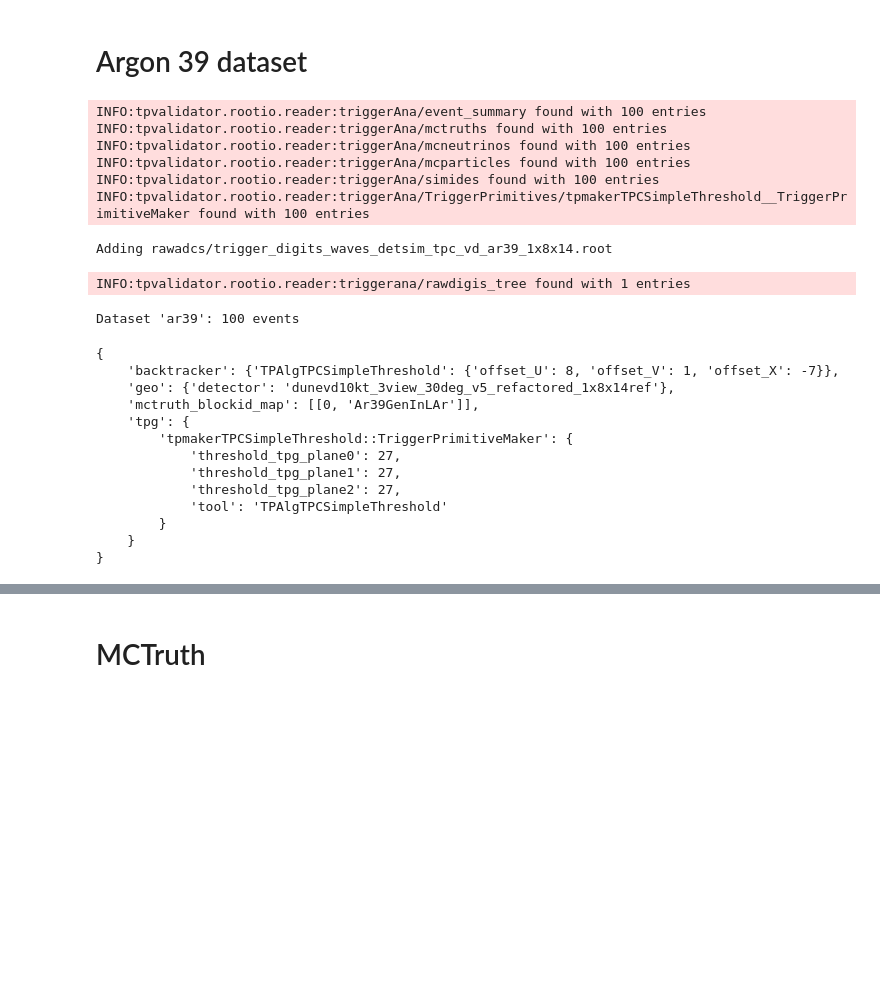
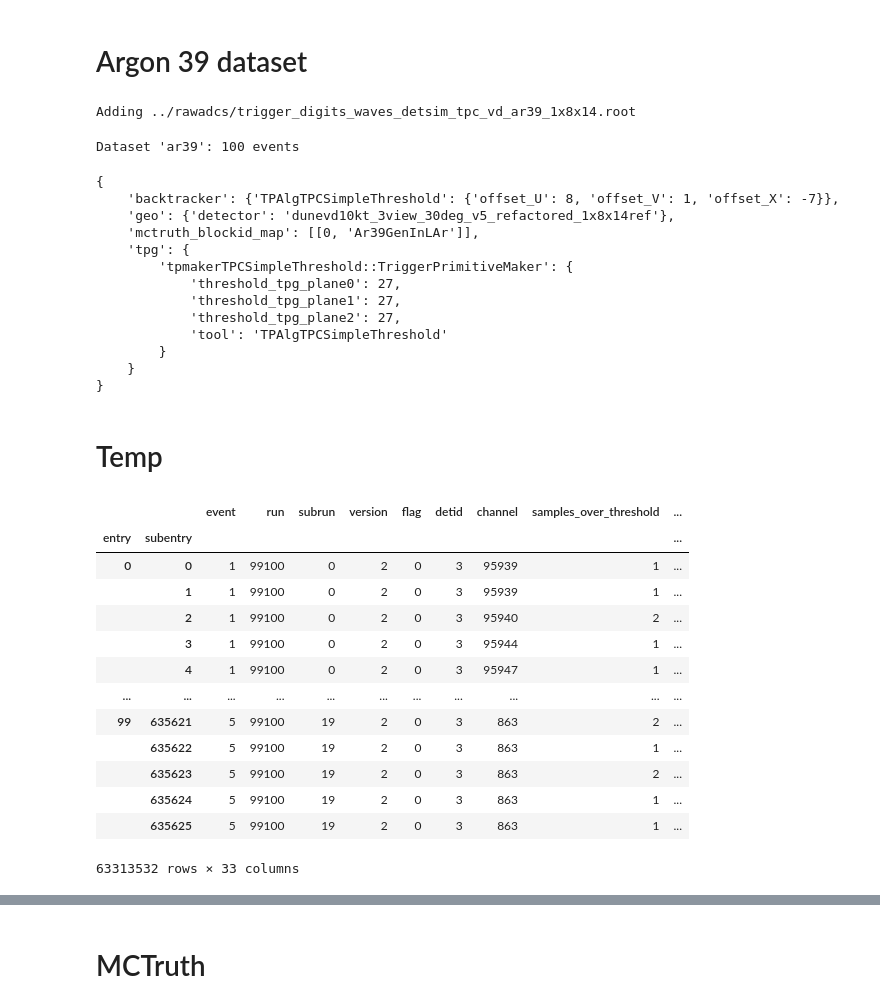
Before and after one commit to alessandrothea/tpvalidator, a Jupyter notebook: notebooks/devel/DetsimDebug_1x8x14.ipynb, the cells around one changed output, grey strips where cells are left out. Drawn from its saved outputs; the diff is of its cells as text; code cells hidden in the pictures; blank space fills up the shorter version.

```diff
--- a/notebooks/devel/DetsimDebug_1x8x14.ipynb
+++ b/notebooks/devel/DetsimDebug_1x8x14.ipynb
@@ -21,34 +24,27 @@ from tpvalidator.viz.backtracker import BackTrackerPlotter
 # %% [markdown]
 # Argon 39 dataset
 # %%
-import tpvalidator.datasetloader as dsl
+import tpvalidator.datacatalogue as dsl
 
 # ar39_ds = 'ar39_5e_00'
 ar39_ds = 'ar39'
-datasets = dsl.load('data/vd/1x8x14', [ar39_ds])
+datasets = dsl.load('data/vd/1x8x14/3sig', [ar39_ds])
 # %% [output]
-INFO:tpvalidator.rootio.reader:triggerAna/event_summary found with 100 entries
-INFO:tpvalidator.rootio.reader:triggerAna/mctruths found with 100 entries
-INFO:tpvalidator.rootio.reader:triggerAna/mcneutrinos found with 100 entries
-INFO:tpvalidator.rootio.reader:triggerAna/mcparticles found with 100 entries
-INFO:tpvalidator.rootio.reader:triggerAna/simides found with 100 entries
-INFO:tpvalidator.rootio.reader:triggerAna/TriggerPrimitives/tpmakerTPCSimpleThreshold__TriggerPrimitiveMaker found with 100 entries
+Adding ../rawadcs/trigger_digits_waves_detsim_tpc_vd_ar39_1x8x14.root
-Adding rawadcs/trigger_digits_waves_detsim_tpc_vd_ar39_1x8x14.root
+Dataset 'ar39': 100 events
-INFO:tpvalidator.rootio.reader:triggerana/rawdigis_tree found with 1 entries
+{
+    'backtracker': {'TPAlgTPCSimpleThreshold': {'offset_U': 8, 'offset_V': 1, 'offset_X': -7}},
+    'geo': {'detector': 'dunevd10kt_3view_30deg_v5_refactored_1x8x14ref'},
+    'mctruth_blockid_map': [[0, 'Ar39GenInLAr']],
+    'tpg': {
+        'tpmakerTPCSimpleThreshold::TriggerPrimitiveMaker': {
+            'threshold_tpg_plane0': 27,
+            'threshold_tpg_plane1': 27,
+            'threshold_tpg_plane2': 27,
+            'tool': 'TPAlgTPCSimpleThreshold'
+        }
+    }
+}
-Dataset 'ar39': 100 events
-{
-    'backtracker': {'TPAlgTPCSimpleThreshold': {'offset_U': 8, 'offset_V': 1, 'offset_X': -7}},
-    'geo': {'detector': 'dunevd10kt_3view_30deg_v5_refactored_1x8x14ref'},
-    'mctruth_blockid_map': [[0, 'Ar39GenInLAr']],
-    'tpg': {
-        'tpmakerTPCSimpleThreshold::TriggerPrimitiveMaker': {
-            'threshold_tpg_plane0': 27,
-            'threshold_tpg_plane1': 27,
-            'threshold_tpg_plane2': 27,
-            'tool': 'TPAlgTPCSimpleThreshold'
-        }
-    }
-}
 # %%
 # from pathlib import Path
 # pre_prod_dir = Path('../../data/vd/pre_prod/')
@@ -60,3 +56,22 @@ Dataset 'ar39': 100 events
 # print(ar39_ws.info)
 
 ws=datasets[ar39_ds]
+# %% [markdown]
+# Temp
+# %%
+ws.tps
+# %% [output]
+|  |  | event | run | subrun | version | flag | detid | channel | samples_over_threshold | ... |
+| entry | subentry |  |  |  |  |  |  |  |  | ... |
+| 0 | 0 | 1 | 99100 | 0 | 2 | 0 | 3 | 95939 | 1 | ... |
+|  | 1 | 1 | 99100 | 0 | 2 | 0 | 3 | 95939 | 1 | ... |
+|  | 2 | 1 | 99100 | 0 | 2 | 0 | 3 | 95940 | 2 | ... |
+|  | 3 | 1 | 99100 | 0 | 2 | 0 | 3 | 95944 | 1 | ... |
+|  | 4 | 1 | 99100 | 0 | 2 | 0 | 3 | 95947 | 1 | ... |
+| ... | ... | ... | ... | ... | ... | ... | ... | ... | ... | ... |
+| 99 | 635621 | 5 | 99100 | 19 | 2 | 0 | 3 | 863 | 2 | ... |
+|  | 635622 | 5 | 99100 | 19 | 2 | 0 | 3 | 863 | 1 | ... |
+|  | 635623 | 5 | 99100 | 19 | 2 | 0 | 3 | 863 | 2 | ... |
+|  | 635624 | 5 | 99100 | 19 | 2 | 0 | 3 | 863 | 1 | ... |
+|  | 635625 | 5 | 99100 | 19 | 2 | 0 | 3 | 863 | 1 | ... |
+63313532 rows × 33 columns
```
Also changed, not shown: parts of 8 cells of this notebook, 26 other files.
